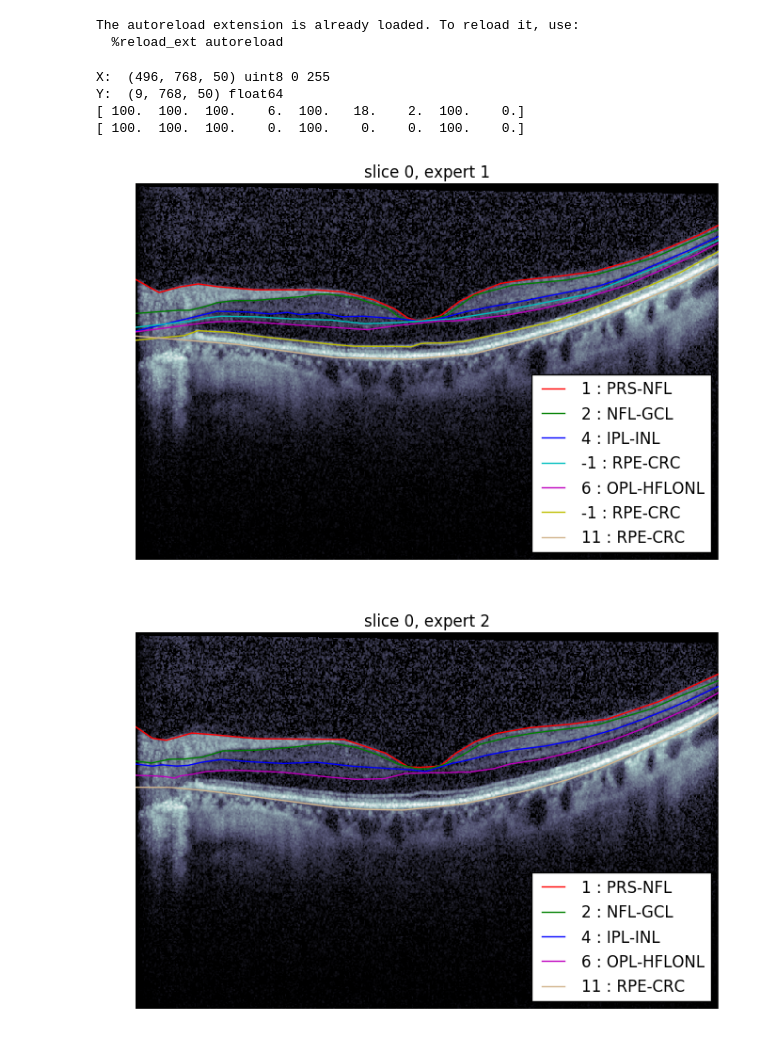
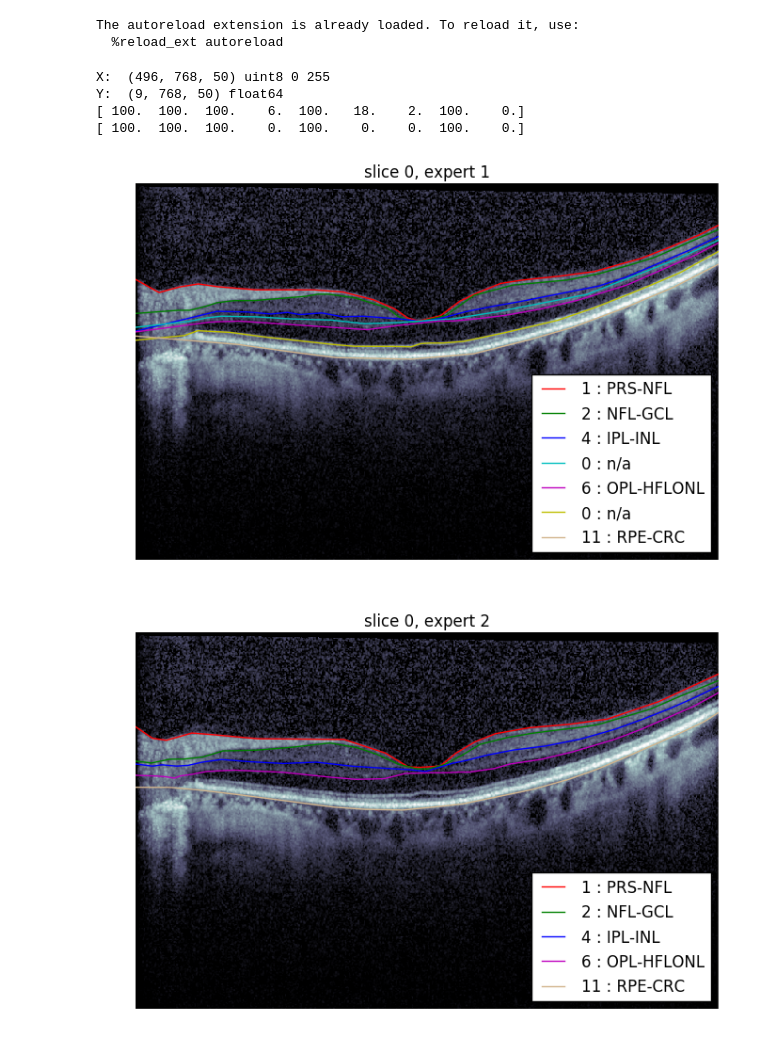
Before and after one commit to mjpekala/bio-segmentation-dense, a Jupyter notebook: Examples/OCT/tian_data_set.ipynb, the cells around one changed output. Cells and saved outputs as stored; diff of their text form; code cells hidden in the pictures.

Commit message:
changed plot legend slightly

```diff
--- a/Examples/OCT/tian_data_set.ipynb
+++ b/Examples/OCT/tian_data_set.ipynb
@@ -48,35 +48,35 @@ Y2 = mf['O2']
 
 # See Table 2 and  section 2.5.3 in [tia16].
 # Note the authors start counting at 1 and in python we start at 0.
-layer_ids = [1, 2, 4, -1, 6, -1, -1, 11, -1]
+layer_ids = [1, 2, 4, 0, 6, 0, 0, 11, 0]
 layer_names = ['n/a', # there is no layer 0
                'PRS-NFL', 'NFL-GCL', 'GCL-IPL', 'IPL-INL', 'INL-OPL',
                'OPL-HFLONL', 'HFLONL-ELMMYZ', 'ELMMYZ-ELZOS',
                'ELZOS-IDZ', 'IDZ-RPE', 'RPE-CRC']
 plot_slice = lambda x, y: render_slice(x,y,layer_ids,layer_names)
 
 
 print('X: ', X.shape, X.dtype, np.min(X), np.max(X))
 print('Y: ', Y1.shape, Y1.dtype)
 
 pct_labeled_1 = 100. * np.sum(np.sum((Y1!=0),axis=2),axis=1) / Y1.shape[-1] / Y1.shape[-2]
 pct_labeled_2 = 100. * np.sum(np.sum((Y2!=0),axis=2),axis=1) / Y2.shape[-1] / Y2.shape[-2]
 print(pct_labeled_1)
 print(pct_labeled_2)
 
 
 s = 0
 plot_slice(X[:,:,0], Y1[:,:,s])
 plt.title('slice %d, expert 1' % s)
 plt.show()
 
 plot_slice(X[:,:,0], Y2[:,:,s])
 plt.title('slice %d, expert 2' % s)
 plt.show()
 # %% [output]
 X:  (496, 768, 50) uint8 0 255
 Y:  (9, 768, 50) float64
 [ 100.  100.  100.    6.  100.   18.    2.  100.    0.]
 [ 100.  100.  100.    0.  100.    0.    0.  100.    0.]
-[figure, old version]
+[figure, new version]
 [figure]
```
